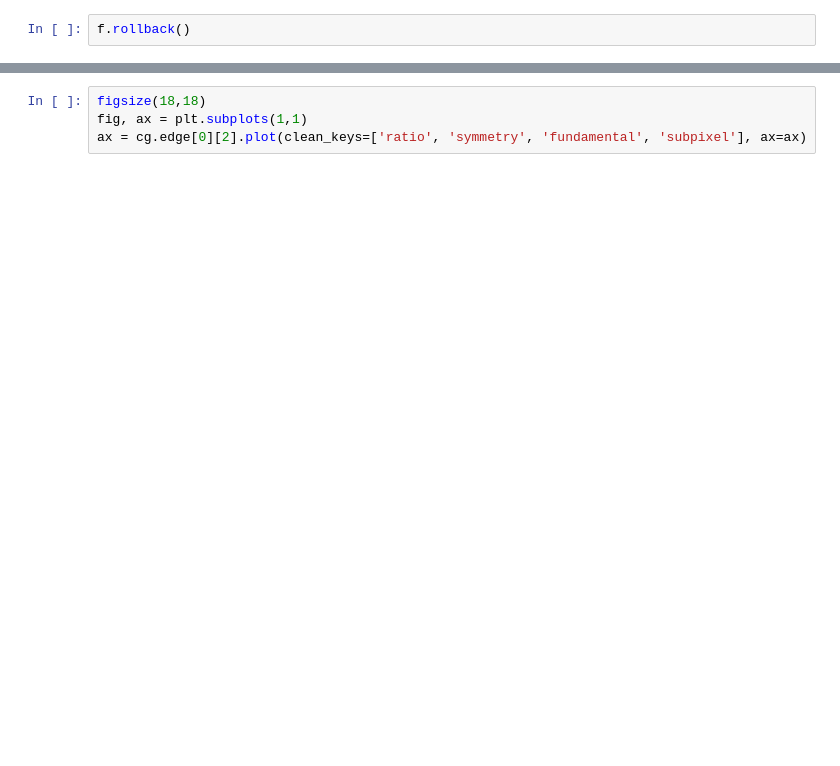
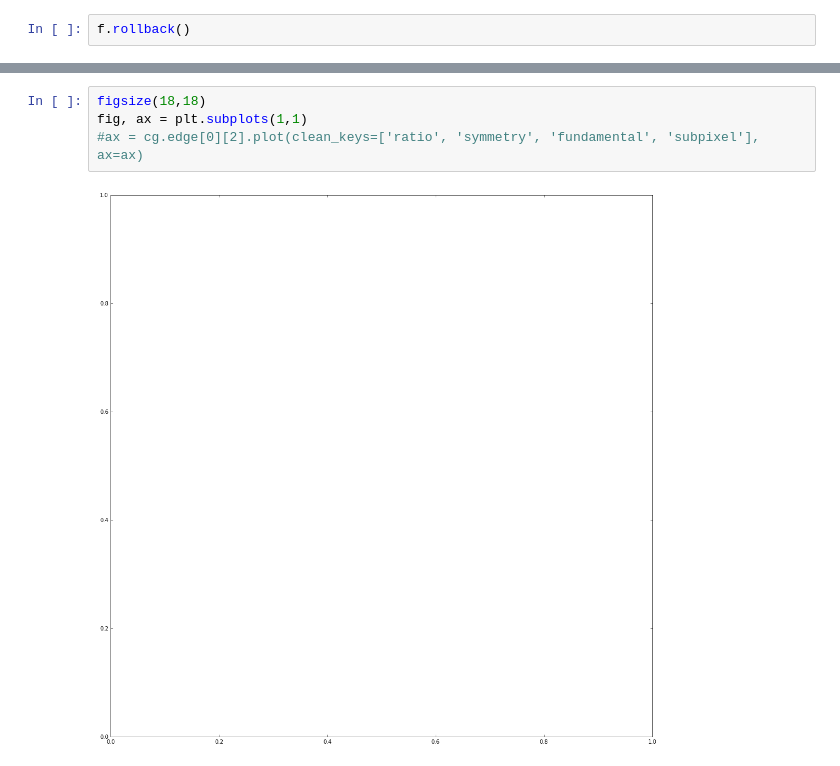
Before and after one commit to tisaconundrum2/autocnet, a Jupyter notebook: notebooks/Testing Slopes.ipynb, the cells around one changed output, grey strips where cells are left out. Cells and saved outputs as stored; diff of their text form; blank space fills up the shorter version.

```diff
--- a/notebooks/Testing Slopes.ipynb
+++ b/notebooks/Testing Slopes.ipynb
@@ -187,4 +205,6 @@ ax = cg.edge[0][1].plot(clean_keys=['ratio', 'fundamental'], ax=ax)
 # %%
 figsize(18,18)
 fig, ax = plt.subplots(1,1)
-ax = cg.edge[0][2].plot(clean_keys=['ratio', 'symmetry', 'fundamental', 'subpixel'], ax=ax)
+#ax = cg.edge[0][2].plot(clean_keys=['ratio', 'symmetry', 'fundamental', 'subpixel'], ax=ax)
+# %% [output]
+[figure, added]
```
Also changed, not shown: parts of 11 cells of this notebook.
